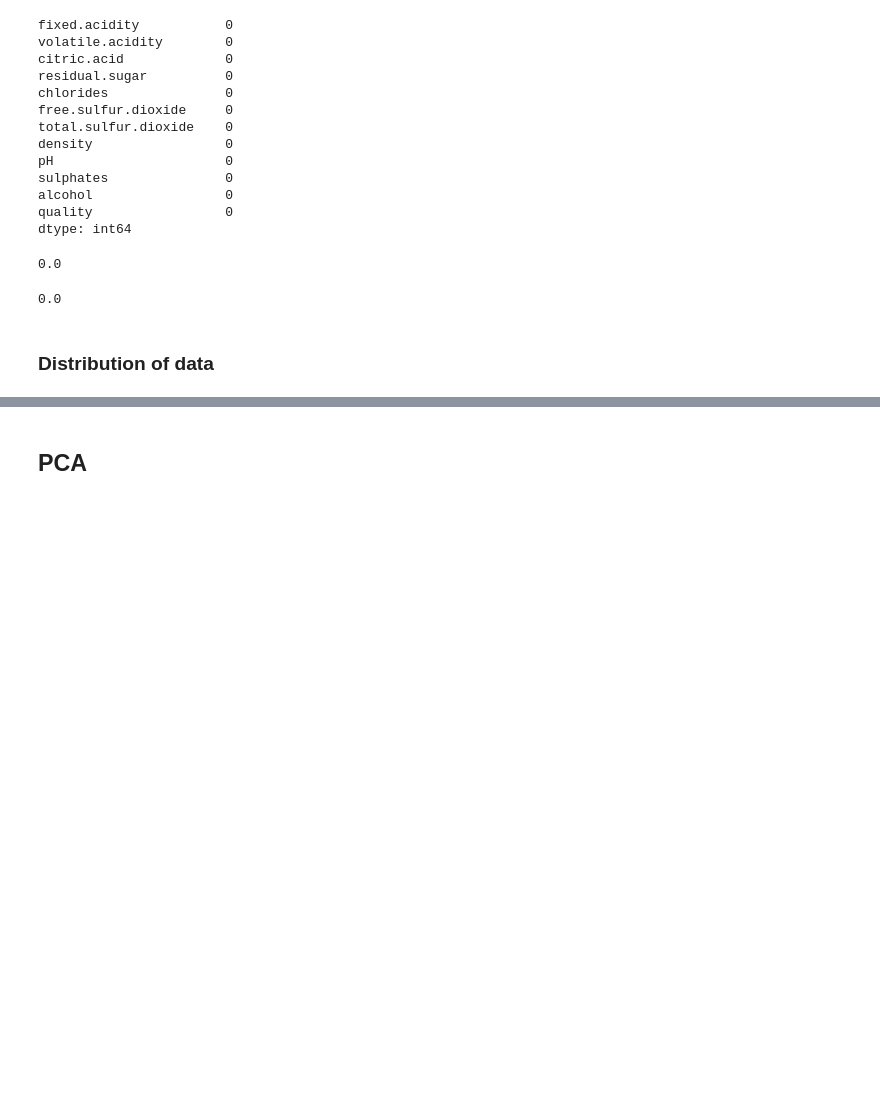
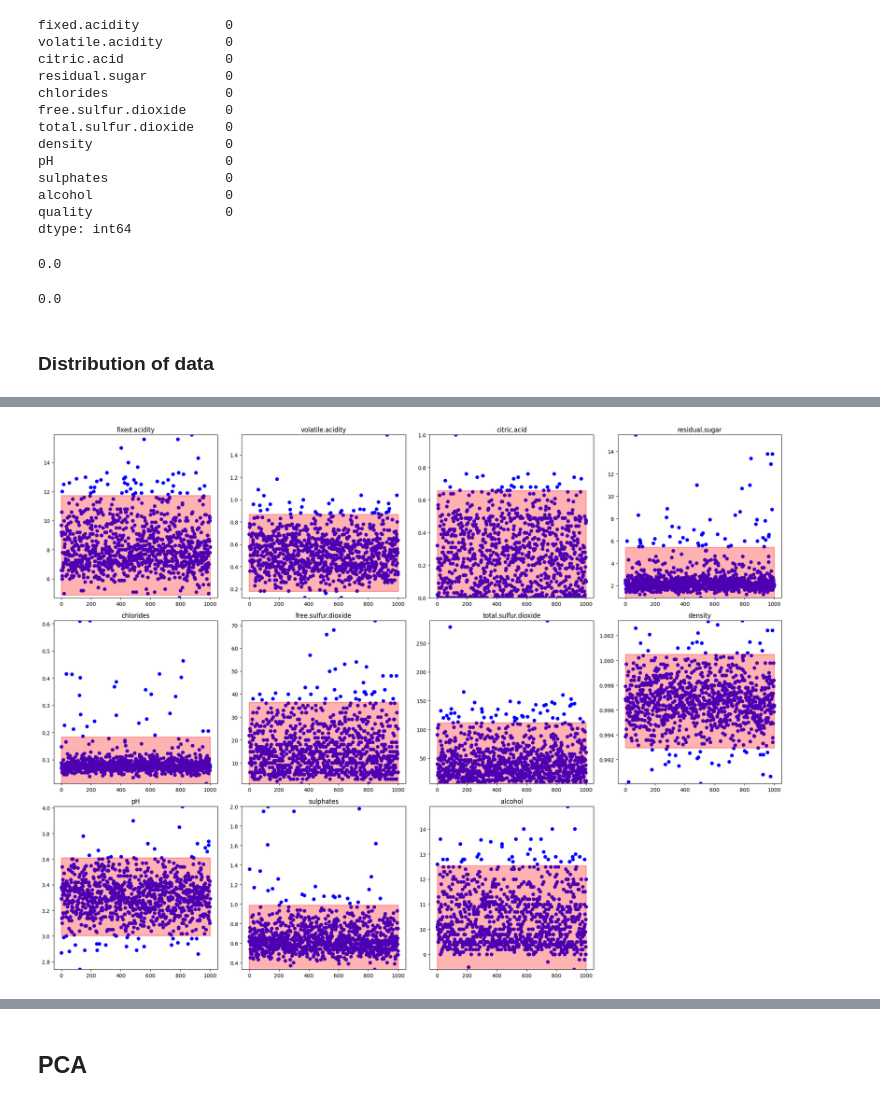
Before and after one commit to jiangpf2022/CS182-Project, a Jupyter notebook: main.ipynb, the cells around one changed output, grey strips where cells are left out. Drawn from its saved outputs; the diff is of its cells as text; code cells hidden in the pictures; blank space fills up the shorter version.

```diff
--- a/main.ipynb
+++ b/main.ipynb
@@ -145,0 +144,83 @@ plt.show()
+# %%
+columns = [
+    'fixed.acidity', 'volatile.acidity', 'citric.acid', 'residual.sugar',
+    'chlorides', 'free.sulfur.dioxide', 'total.sulfur.dioxide', 'density',
+    'pH', 'sulphates', 'alcohol'
+]
+
+# 复制原始数据用于保留纵坐标scale
+original_data = data.copy()
+removed_points = {}
+# 去除每列中均值±2倍标准差之外的数据点
+for column in columns:
+    mean = data[column].mean()
+    std = data[column].std()
+    initial_count = len(data)
+    data = data[(data[column] >= mean - 2 * std) & (data[column] <= mean + 2* std)]
+    final_count = len(data)
+    removed_points[column] = initial_count - final_count
+
+
+for column, count in removed_points.items():
+    print(f"{column} 删了 {count} 个点")
+
+# 删除点数的总和
+total_removed_points = sum(removed_points.values())
+print(f"删点的总和: {total_removed_points}")
+
+# 获取每列的最大值和最小值，以便在重新绘图时设置相同的y轴scale
+y_min_max = {column: (min(original_data[column].min(), data[column].min()),
+                      max(original_data[column].max(), data[column].max()))
+             for column in columns}
+
+# 绘制初始数据的散点图并添加红色矩形
+plt.figure(figsize=(20, 15))
+for i, column in enumerate(columns):
+    plt.subplot(3, 4, i + 1)
+    plt.scatter(original_data.index, original_data[column], color='blue')
+
+    mean = original_data[column].mean()
+    std = original_data[column].std()
+
+    rect = patches.Rectangle((0, mean - 2*std), len(original_data), 4 * std, linewidth=2, edgecolor='red', facecolor='red', alpha=0.3)
+    plt.gca().add_patch(rect)
+
+    plt.ylim(y_min_max[column])  # 设置y轴范围
+    plt.title(column)
+    plt.tight_layout()
+
+plt.show()
+
+# 绘制去除异常值后的散点图
+plt.figure(figsize=(20, 15))
+for i, column in enumerate(columns):
+    plt.subplot(3, 4, i + 1)
+    plt.scatter(data.index, data[column], color='blue')
+
+    mean = original_data[column].mean()
+    std = original_data[column].std()
+
+    rect = patches.Rectangle((0, mean - 2*std), len(original_data), 4 * std, linewidth=2, edgecolor='red', facecolor='red', alpha=0.3)
+    plt.gca().add_patch(rect)
+
+    plt.ylim(y_min_max[column])  # 设置y轴范围
+    plt.title(column)
+    plt.tight_layout()
+
+plt.show()
+# 分离去除异常值后的特征和标签
+X_cleaned = data.drop(['quality'], axis=1)
+y_cleaned = data['quality']
+
+# 检查并移除包含 NaN 的行
+clean_mask = ~X_cleaned.isnull().any(axis=1) & ~y_cleaned.isnull()
+X_cleaned = X_cleaned[clean_mask]
+y_cleaned = y_cleaned[clean_mask]
+
+# 对处理后的数据集应用SMOTE
+os = SMOTE(k_neighbors=1, random_state=42)
+X_res, y_res = os.fit_resample(X_cleaned, y_cleaned)
+
+print("Original dataset shape:", y.value_counts())
+print("Resampled dataset shape:", y_res.value_counts())
+# %% [output]
@@ -145,0 +239 @@ plt.show()
+[figure, added]
```
Also changed, not shown: parts of 13 cells of this notebook.
